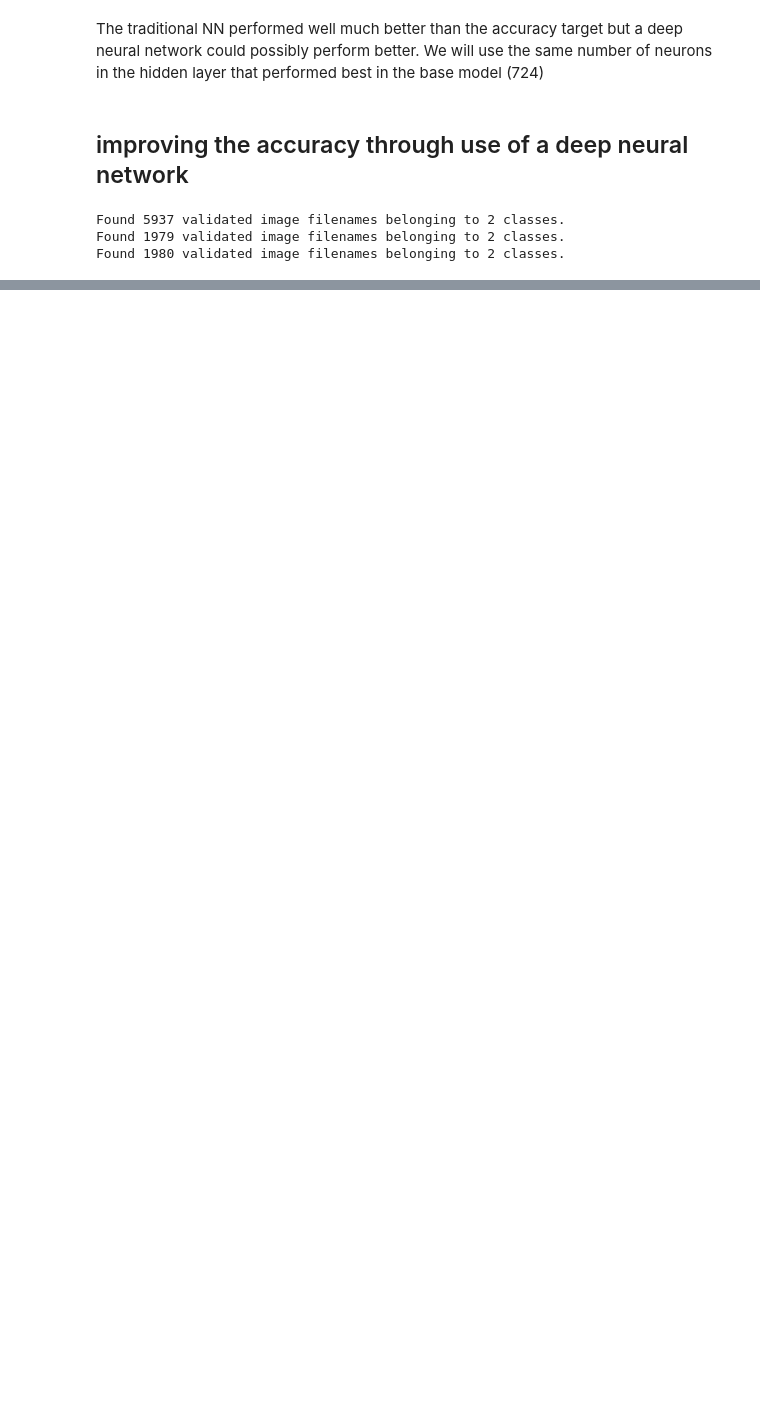
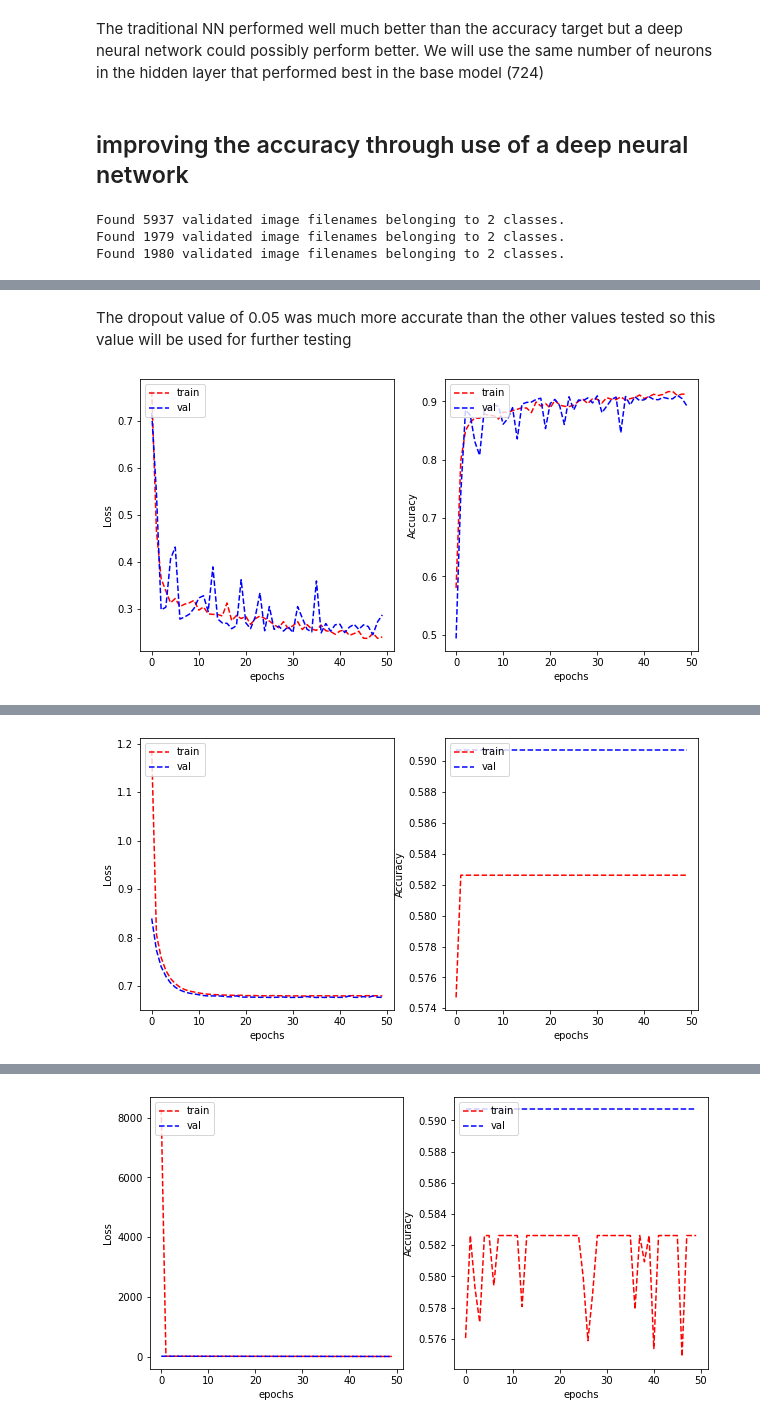
Before and after one commit to Iyer-Vijay/Image-Classification-Nuclei-Cancer-Cell, a Jupyter notebook: a2isCancerous.ipynb, the cells around one changed output, grey strips where cells are left out. Saved outputs shown, nothing was run; the diff lists cells and outputs as text; code cells hidden in the pictures; blank space fills up the shorter version.

```diff
--- a/a2isCancerous.ipynb
+++ b/a2isCancerous.ipynb
@@ -561,0 +583,7 @@ plot_learning_curve(history_VGG_2.history['loss'], history_VGG_2.history['val_lo
+# %% [markdown]
+The dropout value of 0.05 was much more accurate than the other values tested so this value will be used for further testing
+# %%
+for learn in learning_rate:
+    build_model(0.001, 0.05, learn)
+# %% [output]
+[figure, added]
@@ -561,0 +592 @@ plot_learning_curve(history_VGG_2.history['loss'], history_VGG_2.history['val_lo
+[figure, added]
@@ -561,0 +595 @@ plot_learning_curve(history_VGG_2.history['loss'], history_VGG_2.history['val_lo
+[figure, added]
```
Also changed, not shown: parts of 24 cells of this notebook.
